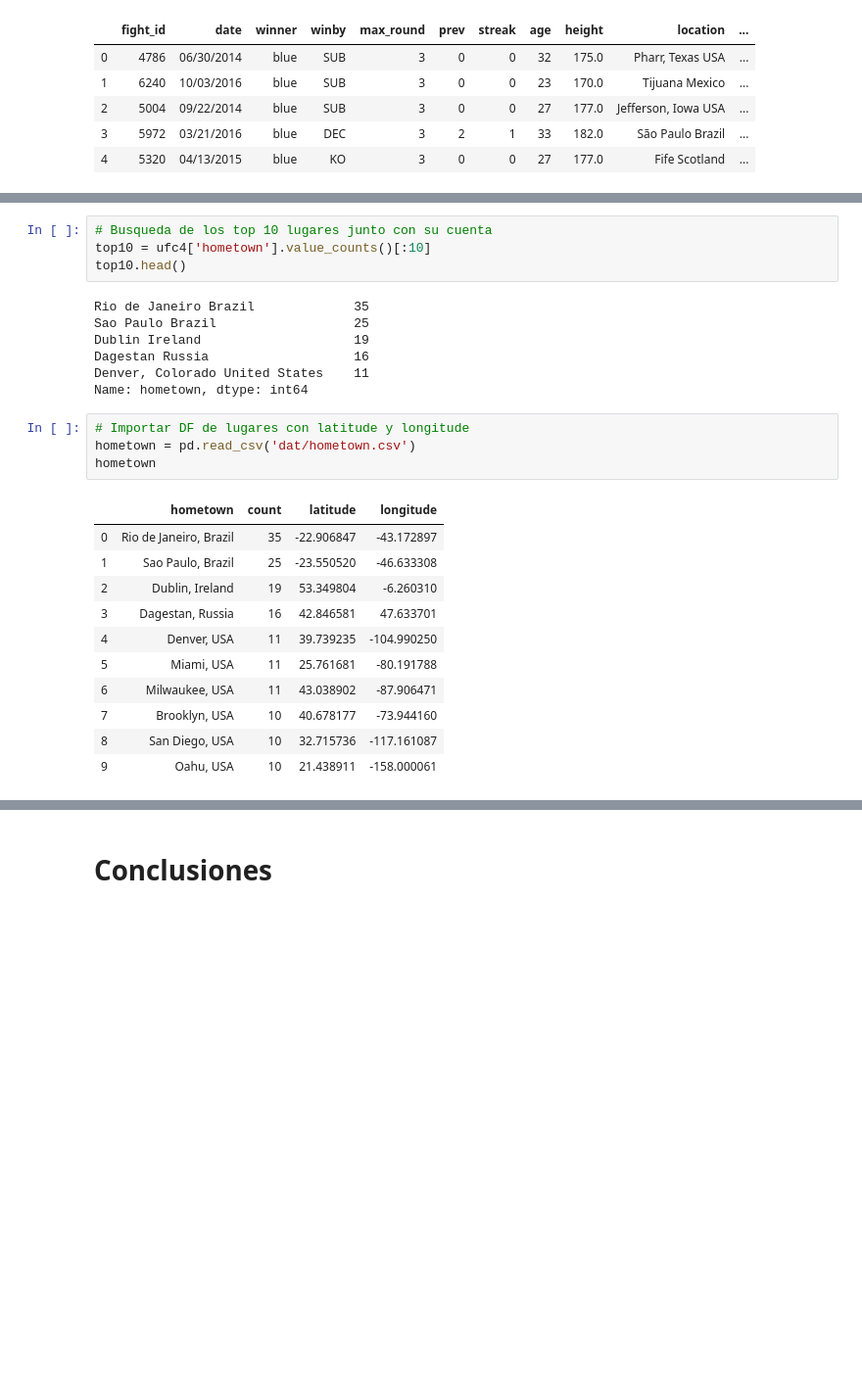
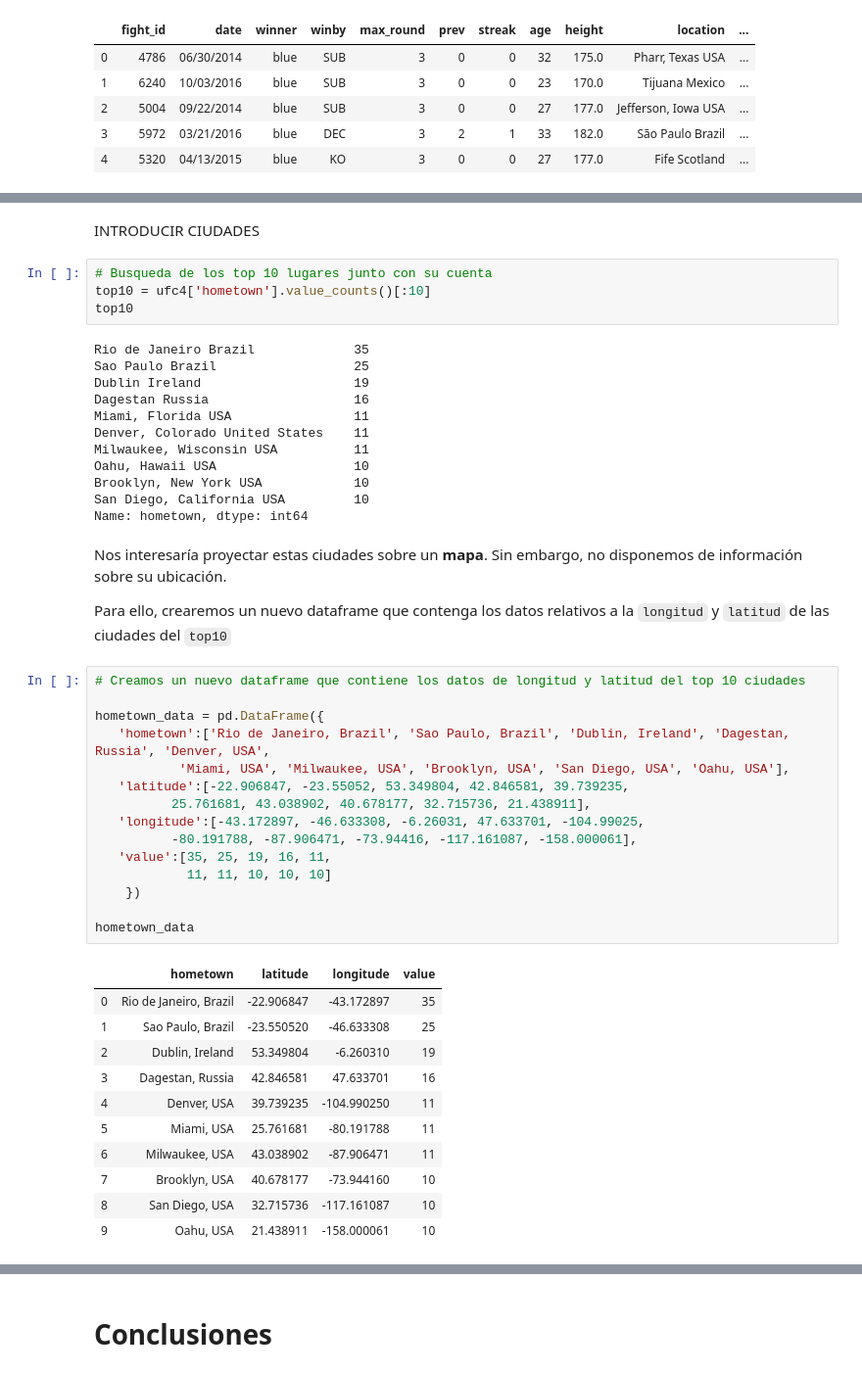
Before and after one commit to aliciavzarco/Python-1-UFC, a Jupyter notebook: UFC Fights.ipynb, the cells around one changed output, grey strips where cells are left out. Shown: that part at 98% size. Cells and saved outputs as stored; diff of their text form; blank space fills up the shorter version.

```diff
--- a/UFC Fights.ipynb
+++ b/UFC Fights.ipynb
@@ -477,30 +495,52 @@ out
+# %% [markdown]
+INTRODUCIR CIUDADES
 # %%
 # Busqueda de los top 10 lugares junto con su cuenta
 top10 = ufc4['hometown'].value_counts()[:10]
-top10.head()
+top10
 # %% [output]
 Rio de Janeiro Brazil             35
 Sao Paulo Brazil                  25
 Dublin Ireland                    19
 Dagestan Russia                   16
+Miami, Florida USA                11
 Denver, Colorado United States    11
+Milwaukee, Wisconsin USA          11
+Oahu, Hawaii USA                  10
+Brooklyn, New York USA            10
+San Diego, California USA         10
 Name: hometown, dtype: int64
-# %%
-# Importar DF de lugares con latitude y longitude
-hometown = pd.read_csv('dat/hometown.csv')
-hometown
-# %% [output]
-|  | hometown | count | latitude | longitude |
-| 0 | Rio de Janeiro, Brazil | 35 | -22.906847 | -43.172897 |
-| 1 | Sao Paulo, Brazil | 25 | -23.550520 | -46.633308 |
-| 2 | Dublin, Ireland | 19 | 53.349804 | -6.260310 |
-| 3 | Dagestan, Russia | 16 | 42.846581 | 47.633701 |
-| 4 | Denver, USA | 11 | 39.739235 | -104.990250 |
-| 5 | Miami, USA | 11 | 25.761681 | -80.191788 |
-| 6 | Milwaukee, USA | 11 | 43.038902 | -87.906471 |
-| 7 | Brooklyn, USA | 10 | 40.678177 | -73.944160 |
-| 8 | San Diego, USA | 10 | 32.715736 | -117.161087 |
-| 9 | Oahu, USA | 10 | 21.438911 | -158.000061 |
+# %% [markdown]
+Nos interesaría proyectar estas ciudades sobre un **mapa**. Sin embargo, no disponemos de información sobre su ubicación.
+
+Para ello, crearemos un nuevo dataframe que contenga los datos relativos a la `longitud` y `latitud` de las ciudades del `top10`
+# %%
+# Creamos un nuevo dataframe que contiene los datos de longitud y latitud del top 10 ciudades
+
+hometown_data = pd.DataFrame({
+   'hometown':['Rio de Janeiro, Brazil', 'Sao Paulo, Brazil', 'Dublin, Ireland', 'Dagestan, Russia', 'Denver, USA',
+           'Miami, USA', 'Milwaukee, USA', 'Brooklyn, USA', 'San Diego, USA', 'Oahu, USA'],
+   'latitude':[-22.906847, -23.55052, 53.349804, 42.846581, 39.739235,
+          25.761681, 43.038902, 40.678177, 32.715736, 21.438911],
+   'longitude':[-43.172897, -46.633308, -6.26031, 47.633701, -104.99025,
+          -80.191788, -87.906471, -73.94416, -117.161087, -158.000061],
+   'value':[35, 25, 19, 16, 11,
+            11, 11, 10, 10, 10]
+    })
+
+hometown_data
+# %% [output]
+|  | hometown | latitude | longitude | value |
+| 0 | Rio de Janeiro, Brazil | -22.906847 | -43.172897 | 35 |
+| 1 | Sao Paulo, Brazil | -23.550520 | -46.633308 | 25 |
+| 2 | Dublin, Ireland | 53.349804 | -6.260310 | 19 |
+| 3 | Dagestan, Russia | 42.846581 | 47.633701 | 16 |
+| 4 | Denver, USA | 39.739235 | -104.990250 | 11 |
+| 5 | Miami, USA | 25.761681 | -80.191788 | 11 |
+| 6 | Milwaukee, USA | 43.038902 | -87.906471 | 11 |
+| 7 | Brooklyn, USA | 40.678177 | -73.944160 | 10 |
+| 8 | San Diego, USA | 32.715736 | -117.161087 | 10 |
+| 9 | Oahu, USA | 21.438911 | -158.000061 | 10 |
 # %%
 import folium
 
```
Also changed, not shown: parts of 21 cells of this notebook.
